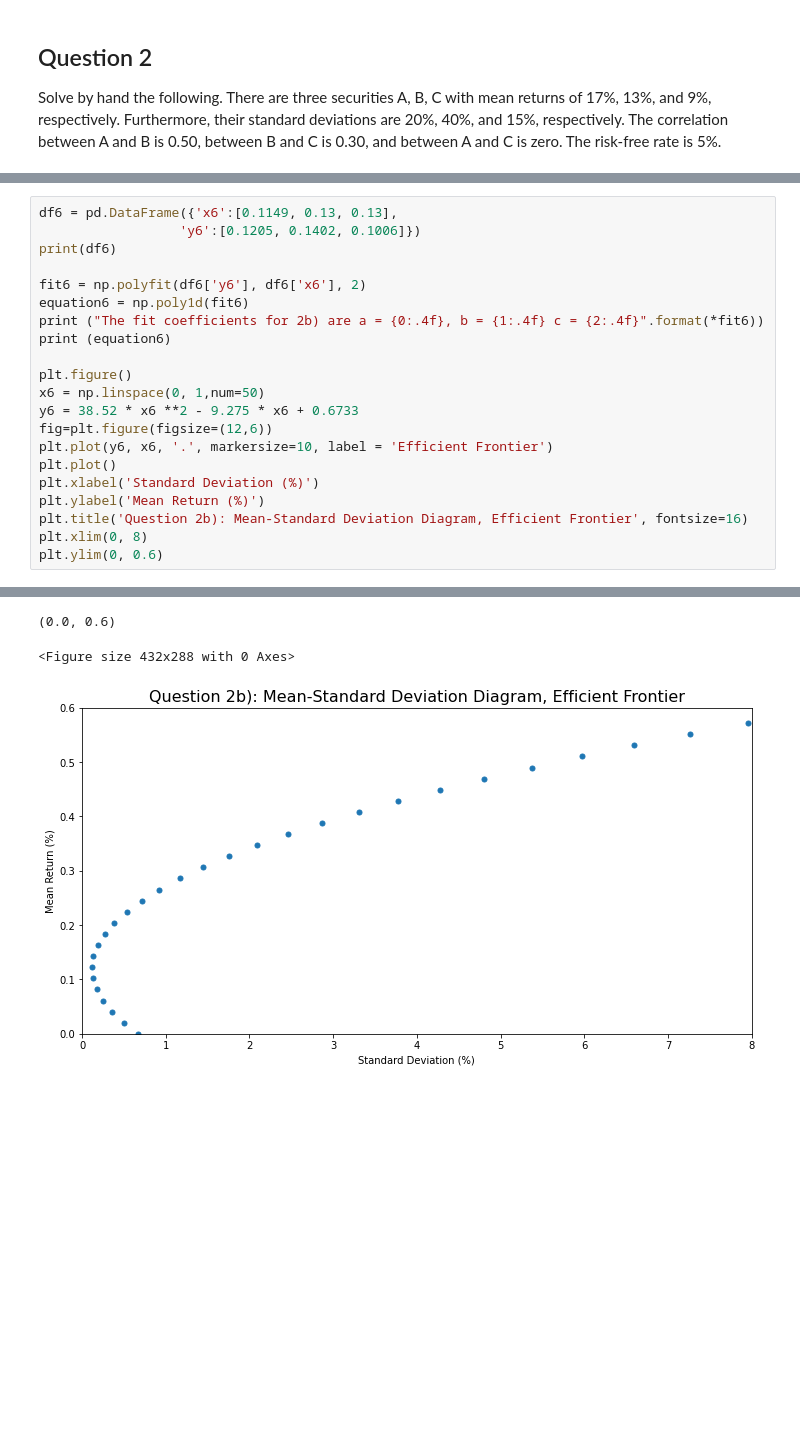
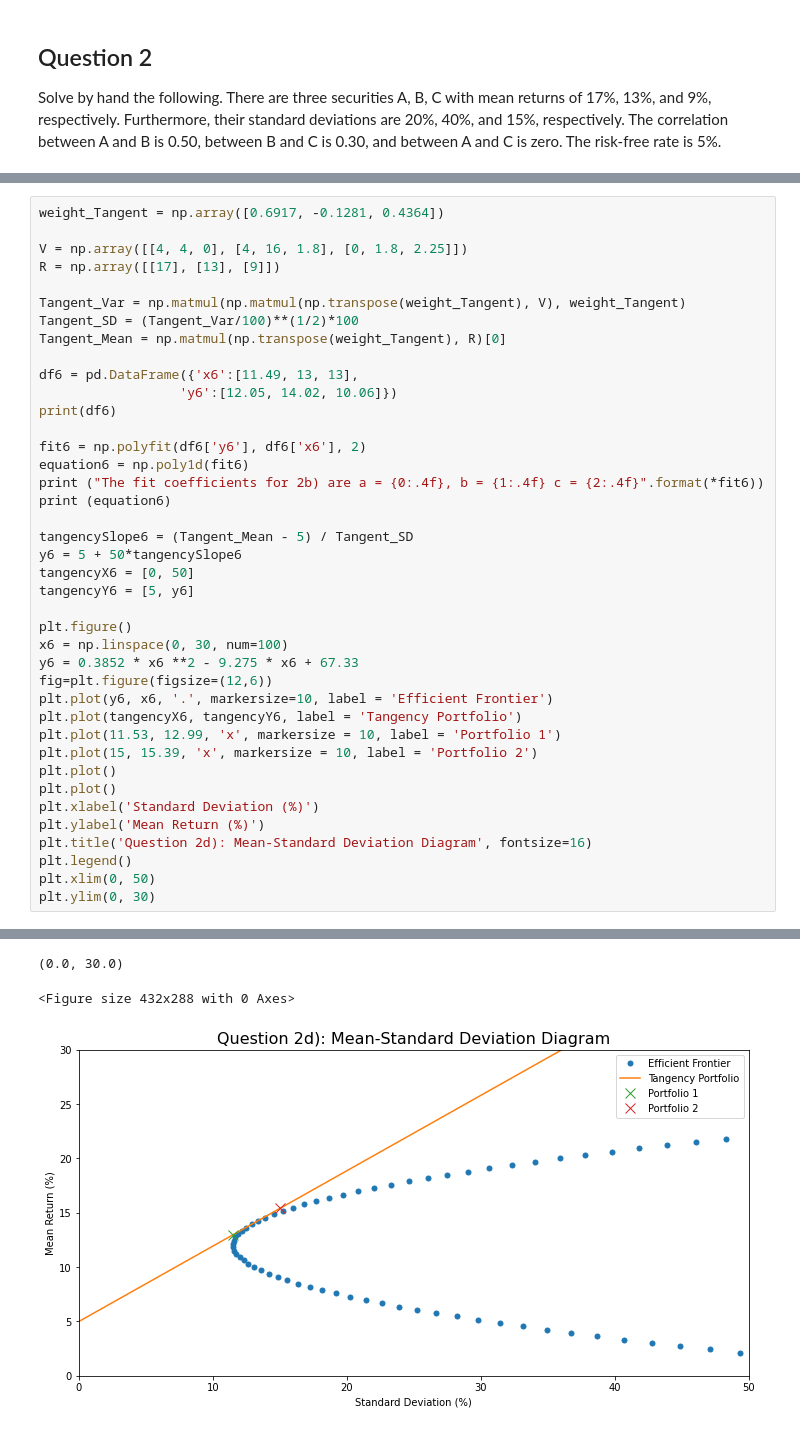
Before and after one commit to idjoannachen/Quantitative-Investing, a Jupyter notebook: ProblemSet2/QuantHW2.ipynb, the cells around one changed output, grey strips where cells are left out. Cells and saved outputs as stored; diff of their text form; blank space fills up the shorter version.

```diff
--- a/ProblemSet2/QuantHW2.ipynb
+++ b/ProblemSet2/QuantHW2.ipynb
@@ -771,6 +835,15 @@ With these three points, we can solve for the parabola equation of x = a*y^2 + b
 # %%
-df6 = pd.DataFrame({'x6':[0.1149, 0.13, 0.13],
-                  'y6':[0.1205, 0.1402, 0.1006]})
+weight_Tangent = np.array([0.6917, -0.1281, 0.4364])
+
+V = np.array([[4, 4, 0], [4, 16, 1.8], [0, 1.8, 2.25]])
+R = np.array([[17], [13], [9]])
+
+Tangent_Var = np.matmul(np.matmul(np.transpose(weight_Tangent), V), weight_Tangent)
+Tangent_SD = (Tangent_Var/100)**(1/2)*100
+Tangent_Mean = np.matmul(np.transpose(weight_Tangent), R)[0]
+
+df6 = pd.DataFrame({'x6':[11.49, 13, 13],
+                  'y6':[12.05, 14.02, 10.06]})
 print(df6)
 
 fit6 = np.polyfit(df6['y6'], df6['x6'], 2)
@@ -778,15 +851,25 @@ equation6 = np.poly1d(fit6)
 print ("The fit coefficients for 2b) are a = {0:.4f}, b = {1:.4f} c = {2:.4f}".format(*fit6))
 print (equation6)
 
+tangencySlope6 = (Tangent_Mean - 5) / Tangent_SD
+y6 = 5 + 50*tangencySlope6
+tangencyX6 = [0, 50]
+tangencyY6 = [5, y6]
+
 plt.figure()
-x6 = np.linspace(0, 1,num=50)
-y6 = 38.52 * x6 **2 - 9.275 * x6 + 0.6733
+x6 = np.linspace(0, 30, num=100)
+y6 = 0.3852 * x6 **2 - 9.275 * x6 + 67.33
 fig=plt.figure(figsize=(12,6))
 plt.plot(y6, x6, '.', markersize=10, label = 'Efficient Frontier')
+plt.plot(tangencyX6, tangencyY6, label = 'Tangency Portfolio')
+plt.plot(11.53, 12.99, 'x', markersize = 10, label = 'Portfolio 1')
+plt.plot(15, 15.39, 'x', markersize = 10, label = 'Portfolio 2')
+plt.plot()
 plt.plot()
 plt.xlabel('Standard Deviation (%)')
 plt.ylabel('Mean Return (%)')
-plt.title('Question 2b): Mean-Standard Deviation Diagram, Efficient Frontier', fontsize=16)
-plt.xlim(0, 8)
-plt.ylim(0, 0.6)
+plt.title('Question 2d): Mean-Standard Deviation Diagram', fontsize=16)
+plt.legend()
+plt.xlim(0, 50)
+plt.ylim(0, 30)
 # %% [output]
@@ -800,3 +883,3 @@ The fit coefficients for 2b) are a = 38.5175, b = -9.2750 c = 0.6733
-(0.0, 0.6)
+(0.0, 30.0)
 <Figure size 432x288 with 0 Axes>
-[figure, old version]
+[figure, new version]
```
Also changed, not shown: parts of 38 cells of this notebook, 2 other files.
